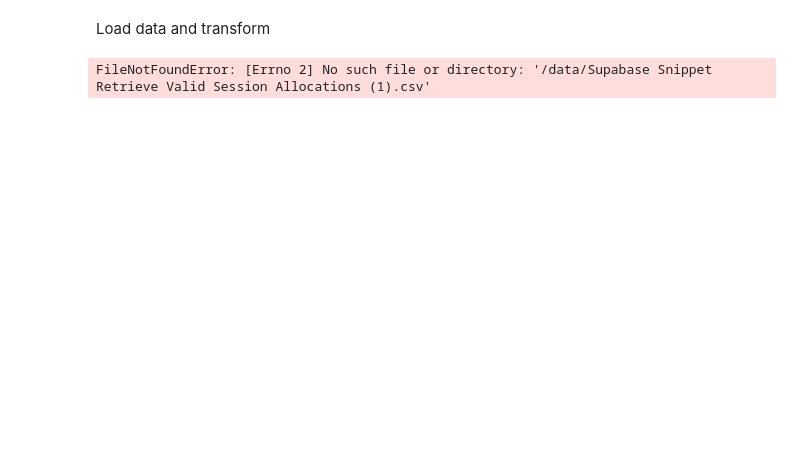
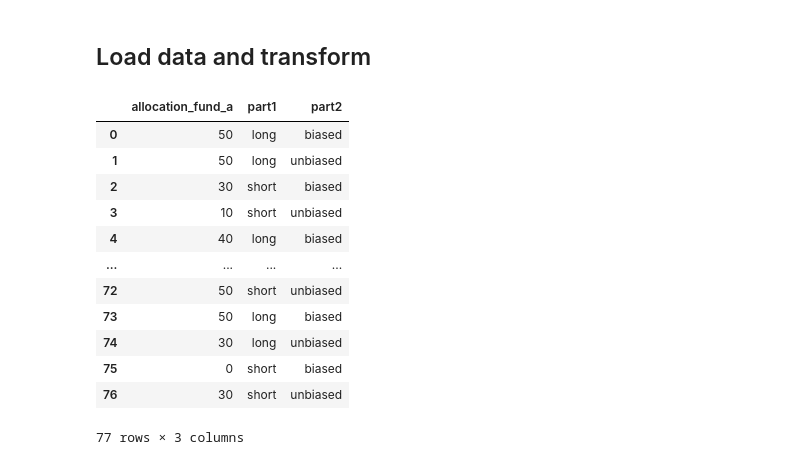
Before and after one commit to FeKapp/bachelorthesis-data-analysis, a Jupyter notebook: anova_analysis.ipynb, the cells around one changed output. Saved outputs shown, nothing was run; the diff lists cells and outputs as text; code cells hidden in the pictures; blank space fills up the shorter version.

```diff
--- a/anova_analysis.ipynb
+++ b/anova_analysis.ipynb
@@ -5,12 +5,25 @@ import matplotlib.pyplot as plt
 import statsmodels.api as sm
 from statsmodels.formula.api import ols
 # %% [markdown]
-Load data and transform
+## Load data and transform
 # %%
-# Load and transform
-df_raw = pd.read_csv('data\Supabase Snippet Retrieve Valid Session Allocations (1).csv')
+df_raw = pd.read_csv('data/anova/Supabase Snippet Retrieve Valid Session Allocations (1).csv')
 df = df_raw.drop(['trial_sequence_id', 'session_id'], axis=1)
 df[['part1', 'part2']] = df['scenario_name'].str.split('_', expand=True)
 df = df.drop('scenario_name', axis=1)
+
+df
 # %% [output]
+|  | allocation_fund_a | part1 | part2 |
+| 0 | 50 | long | biased |
+| 1 | 50 | long | unbiased |
+| 2 | 30 | short | biased |
+| 3 | 10 | short | unbiased |
+| 4 | 40 | long | biased |
+| ... | ... | ... | ... |
+| 72 | 50 | short | unbiased |
+| 73 | 50 | long | biased |
+| 74 | 30 | long | unbiased |
+| 75 | 0 | short | biased |
+| 76 | 30 | short | unbiased |
-FileNotFoundError: [Errno 2] No such file or directory: '/data/Supabase Snippet Retrieve Valid Session Allocations (1).csv'
+77 rows × 3 columns
```
Also changed, not shown: parts of 9 cells of this notebook, 2 other files.
